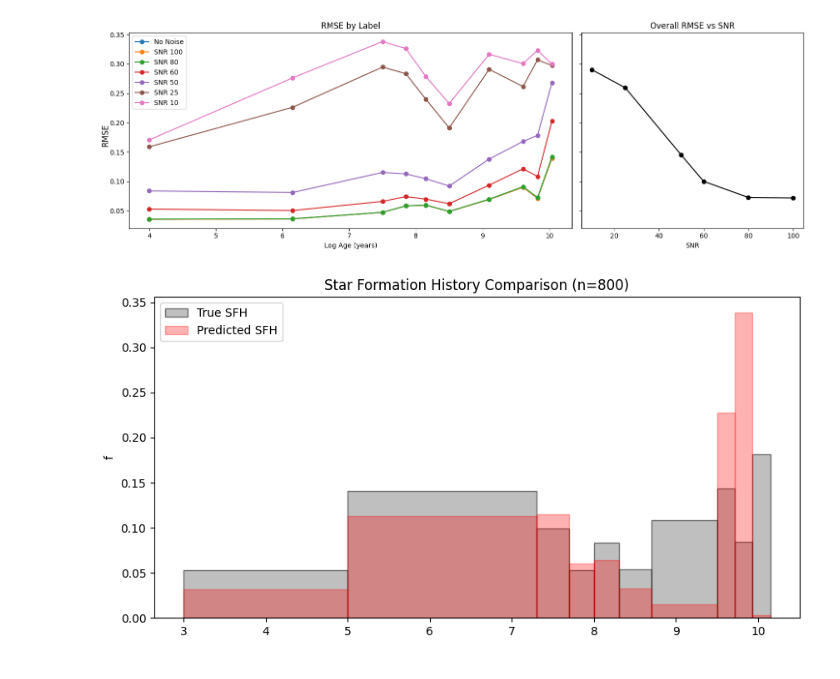
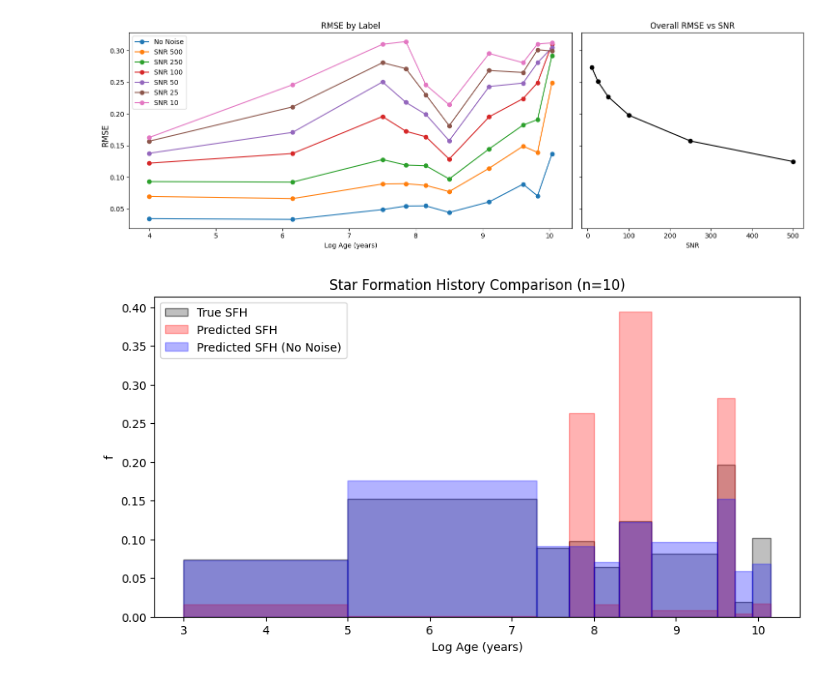
Before and after one commit to vernica-mehta/honours-project, a Jupyter notebook: snr-test.ipynb, the cells around one changed output. Cells and saved outputs as stored; diff of their text form; code cells hidden in the pictures.

```diff
--- a/snr-test.ipynb
+++ b/snr-test.ipynb
@@ -38,30 +38,32 @@ def rmse(pred_sfh):
 fig, ax = plt.subplots(1, 2, figsize=(15,5), sharey=True, gridspec_kw={'width_ratios': [2, 1]})
 
 ax[0].plot(bin_centers, rmse(snrNone)[0], marker='o')
-for s in [snr100, snr80, snr60, snr50, snr25, snr10]:
+for s in [snr500, snr250, snr100, snr50, snr25, snr10]:
     ax[0].plot(bin_centers, rmse(s)[0], marker='o')
 ax[0].set_xlabel('Log Age (years)')
 ax[0].set_title('RMSE by Label')
-ax[0].legend(labels=['No Noise', 'SNR 100', 'SNR 80', 'SNR 60', 'SNR 50', 'SNR 25', 'SNR 10'])
+ax[0].legend(labels=['No Noise', 'SNR 500', 'SNR 250', 'SNR 100', 'SNR 50', 'SNR 25', 'SNR 10'])
 
-ax[1].plot(np.array([100, 80, 60, 50, 25, 10]), [rmse(snr100)[1], rmse(snr80)[1], rmse(snr60)[1], rmse(snr50)[1], rmse(snr25)[1], rmse(snr10)[1]], 'ko-')
+ax[1].plot(np.array([500, 250, 100, 50, 25, 10]), [rmse(snr500)[1], rmse(snr250)[1], rmse(snr100)[1], rmse(snr50)[1], rmse(snr25)[1], rmse(snr10)[1]], 'ko-')
 ax[1].set_title('Overall RMSE vs SNR')
 ax[1].set_xlabel('SNR')
 
 fig.supylabel('RMSE')
 plt.tight_layout()
 # %% [output]
-[figure, old version]
+[figure, new version]
 # %%
 def plot_sfh(snr, n):
     plt.figure(figsize=(10,5))
     plt.bar(bin_centers, real_sfh[n], width=bin_widths, alpha=0.5, label='True SFH', color='grey', edgecolor='black')
     plt.bar(bin_centers, snr[n], width=bin_widths, alpha=0.3, label='Predicted SFH', color='red', edgecolor='red')
+    plt.bar(bin_centers, snrNone[n], width=bin_widths, alpha=0.3, label='Predicted SFH (No Noise)', color='blue', edgecolor='blue')
+    plt.xlabel('Log Age (years)')
     plt.ylabel('f')
     plt.title(f'Star Formation History Comparison (n={n})')
     plt.legend()
     plt.show()
 # %%
-plot_sfh(snr50, 800)
+plot_sfh(snr100, 10)
 # %% [output]
-[figure, old version]
+[figure, new version]
```
Also changed, not shown: parts of 3 cells of this notebook, 2 other files.
